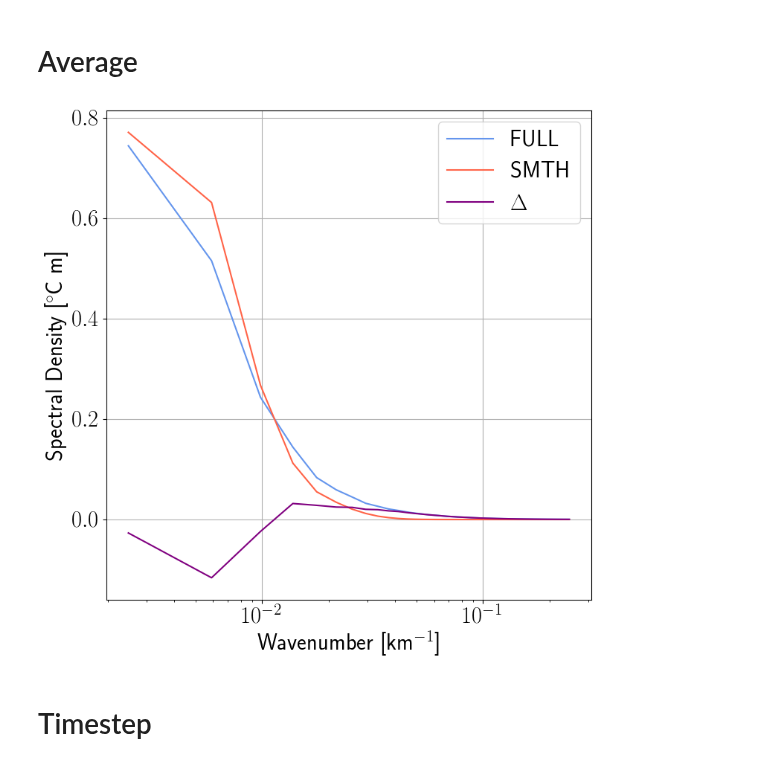
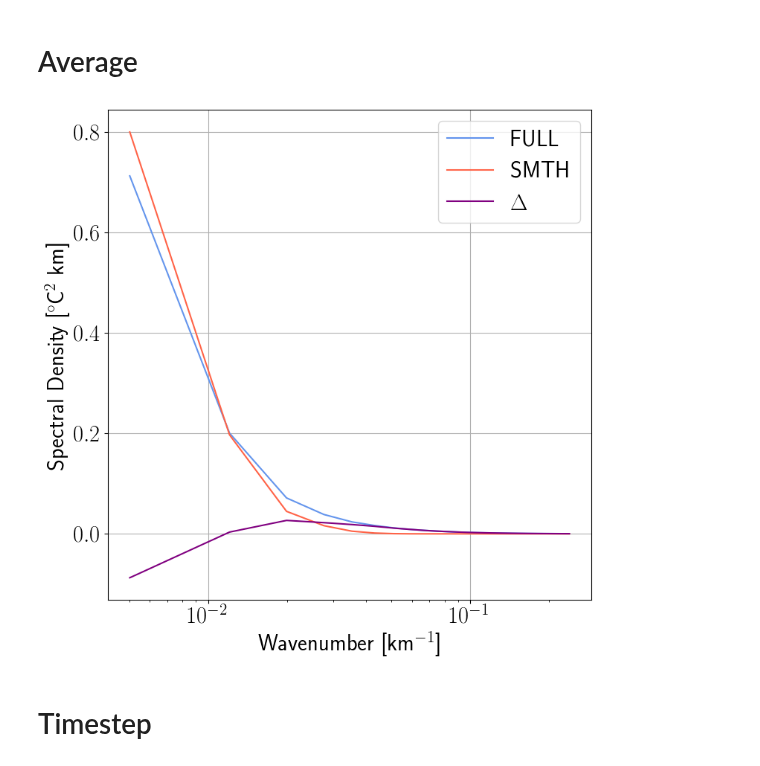
Before and after one commit to igoruchoa/FeedbackSubmeso, a Jupyter notebook: 2_CROCO/extras/random_spectra.ipynb, the cells around one changed output. Cells and saved outputs as stored; diff of their text form; code cells hidden in the pictures.

Commit message:
Plotting and stuff

```diff
--- a/2_CROCO/extras/random_spectra.ipynb
+++ b/2_CROCO/extras/random_spectra.ipynb
@@ -344,32 +341,35 @@ plt.savefig('/homes/metogra/iufarias/Documents/figures/2_CROCO/random_spectra/di
 # %%
 plt.figure(figsize=(8,8))
 
-plt.plot(SST_full_spec_2.freq_r/2,SST_full_spec_2.mean(axis=0)/2,label='FULL',color='cornflowerblue')
-# plt.plot(SST_full_spec_4.freq_r/2,SST_full_spec_4.mean(axis=0)/2*1000,linestyle='-',label='FULL',color='cornflowerblue')
+# plt.plot(SST_full_spec_2.freq_r/2,SST_full_spec_2.mean(axis=0)/2,label='FULL',color='cornflowerblue')
+plt.plot(SST_full_spec_4.freq_r/2,SST_full_spec_4.mean(axis=0)/2,linestyle='-',label='FULL',color='cornflowerblue')
 # plt.plot(SST_full_spec_8.freq_r/2,SST_full_spec_8.mean(axis=0)/2*1000,marker='o',label='FULL',color='cornflowerblue')
 
-plt.plot(SST_smth_spec_2.freq_r/2,SST_smth_spec_2.mean(axis=0)/2,label='SMTH',color='tomato')
-# plt.plot(SST_smth_spec_4.freq_r/2,SST_smth_spec_4.mean(axis=0)/2,linestyle='-',label='SMTH',color='tomato')
+# plt.plot(SST_smth_spec_2.freq_r/2,SST_smth_spec_2.mean(axis=0)/2,label='SMTH',color='tomato')
+plt.plot(SST_smth_spec_4.freq_r/2,SST_smth_spec_4.mean(axis=0)/2,linestyle='-',label='SMTH',color='tomato')
 # plt.plot(SST_smth_spec_8.freq_r/2,SST_smth_spec_8.mean(axis=0)/2,marker='o',label='SMTH',color='tomato')
-plt.plot(SST_smth_spec_2.freq_r/2,diff_SST_spectra_2.mean(axis=0)/2,label=r'$\Delta$',color='purple')
+
+# plt.plot(SST_smth_spec_2.freq_r/2,diff_SST_spectra_2.mean(axis=0)/2,label=r'$\Delta$',color='purple')
+plt.plot(SST_smth_spec_4.freq_r/2,diff_SST_spectra_4.mean(axis=0)/2,label=r'$\Delta$',color='purple')
+
 
 
 
 plt.legend()
 plt.xscale('log')
 # plt.yscale('log')
 
-plt.ylabel(r'Spectral Density [$^{\circ}$C m]',fontweight='bold')
+plt.ylabel(r'Spectral Density [$^{\circ}$C$^{2}$ km]',fontweight='bold')
 plt.xlabel(r'Wavenumber  [km$^{-1}$]',fontweight='bold')
 
 
 # plt.xlim(1e-2,0)
 # plt.ylim(0.5e-12,3e-9)
 plt.grid()
 plt.tight_layout()
 plt.savefig('/homes/metogra/iufarias/Documents/figures/2_CROCO/random_spectra/overall_difference.png')
 # %% [output]
-[figure, old version]
+[figure, new version]
 # %% [markdown]
 # Timestep
 # %%
```
Also changed, not shown: parts of 13 cells of this notebook.
